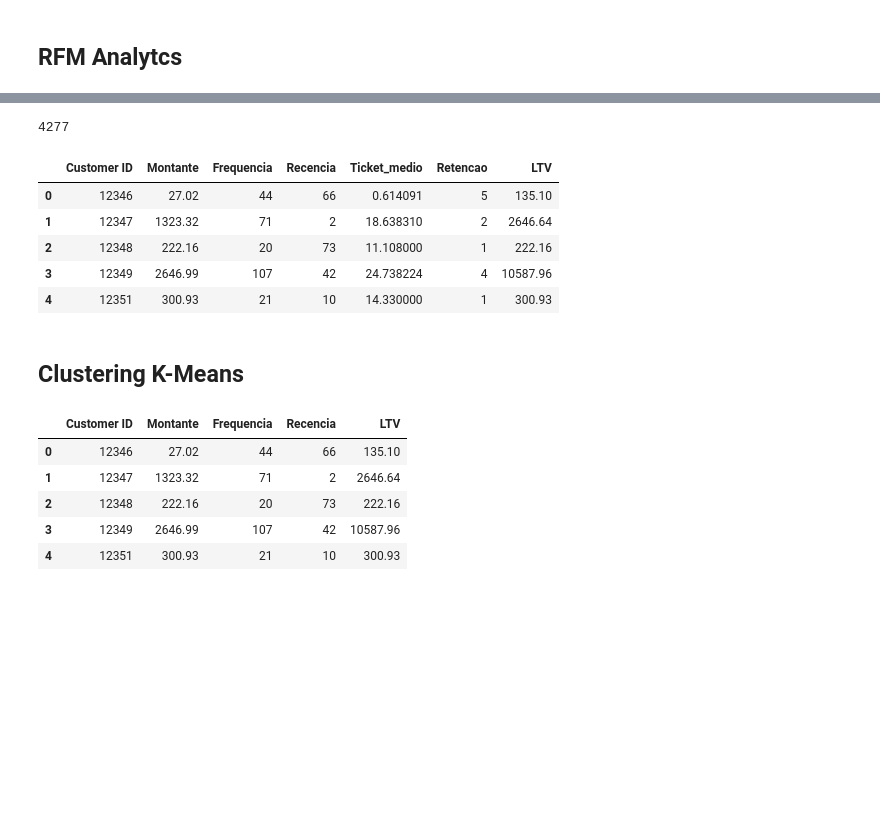
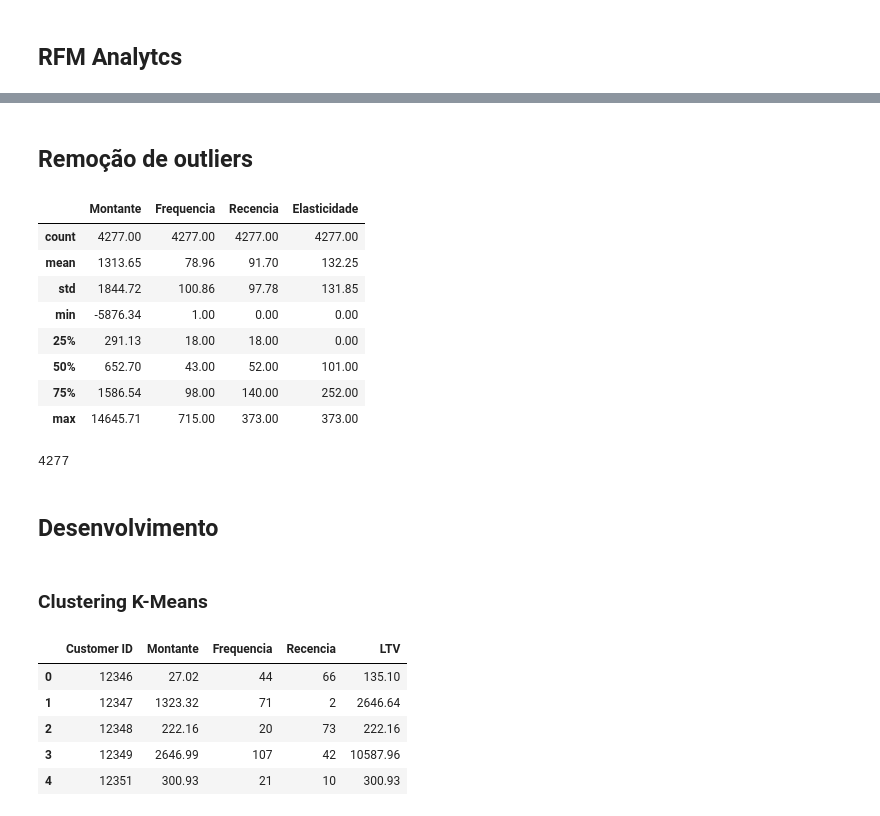
Before and after one commit to wander-asb/Customer_Segmentation, a Jupyter notebook: Segmentação_de_consumidores.ipynb, the cells around one changed output, grey strips where cells are left out. Saved outputs shown, nothing was run; the diff lists cells and outputs as text; code cells hidden in the pictures; blank space fills up the shorter version.

```diff
--- a/Segmentação_de_consumidores.ipynb
+++ b/Segmentação_de_consumidores.ipynb
@@ -153,3 +192,17 @@ rfm_dataframe.head()
+# %% [markdown]
+## Remoção de outliers
+# %%
+rfm_dataframe.describe().round(2)
+# %% [output]
+|  | Montante | Frequencia | Recencia | Elasticidade |
+| count | 4277.00 | 4277.00 | 4277.00 | 4277.00 |
+| mean | 1313.65 | 78.96 | 91.70 | 132.25 |
+| std | 1844.72 | 100.86 | 97.78 | 131.85 |
+| min | -5876.34 | 1.00 | 0.00 | 0.00 |
+| 25% | 291.13 | 18.00 | 18.00 | 0.00 |
+| 50% | 652.70 | 43.00 | 52.00 | 101.00 |
+| 75% | 1586.54 | 98.00 | 140.00 | 252.00 |
+| max | 14645.71 | 715.00 | 373.00 | 373.00 |
 # %%
 # Remoção de outliers
 Q1 = rfm_dataframe.Montante.quantile(0.05)
@@ -170,17 +228,10 @@ rfm_dataframe = rfm_dataframe[(rfm_dataframe.Frequencia >= Q1 - 1.5*IQR) & (rfm_
 len(rfm_dataframe['Customer ID'].unique().tolist())
 # %% [output]
 4277
-# %%
-rfm_dataframe.head()
-# %% [output]
-|  | Customer ID | Montante | Frequencia | Recencia | Ticket_medio | Retencao | LTV |
-| 0 | 12346 | 27.02 | 44 | 66 | 0.614091 | 5 | 135.10 |
-| 1 | 12347 | 1323.32 | 71 | 2 | 18.638310 | 2 | 2646.64 |
-| 2 | 12348 | 222.16 | 20 | 73 | 11.108000 | 1 | 222.16 |
-| 3 | 12349 | 2646.99 | 107 | 42 | 24.738224 | 4 | 10587.96 |
-| 4 | 12351 | 300.93 | 21 | 10 | 14.330000 | 1 | 300.93 |
+# %% [markdown]
+## Desenvolvimento
 # %% [markdown]
-## Clustering K-Means
+### Clustering K-Means
 # %%
 #Base de dados que será utilizado para o modelo de K-Means
 df_model = rfm_dataframe[['Customer ID','Montante', 'Frequencia', 'Recencia','LTV']]
```
Also changed, not shown: parts of 24 cells of this notebook.
